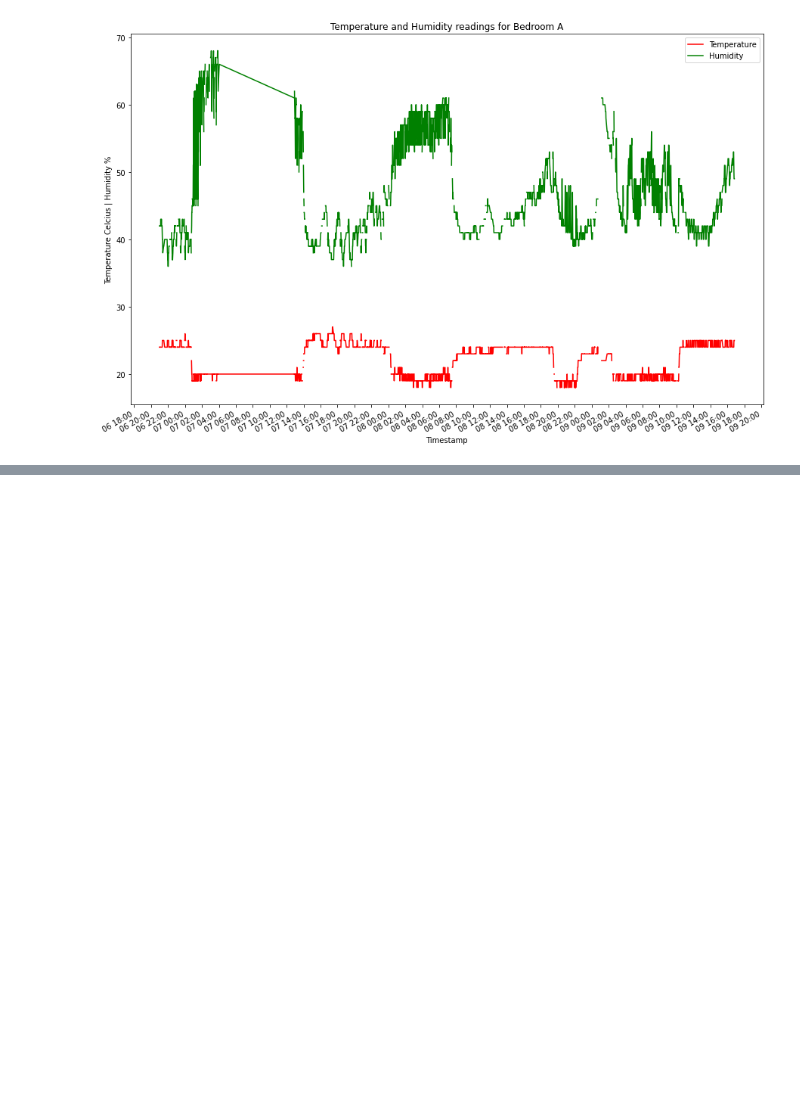
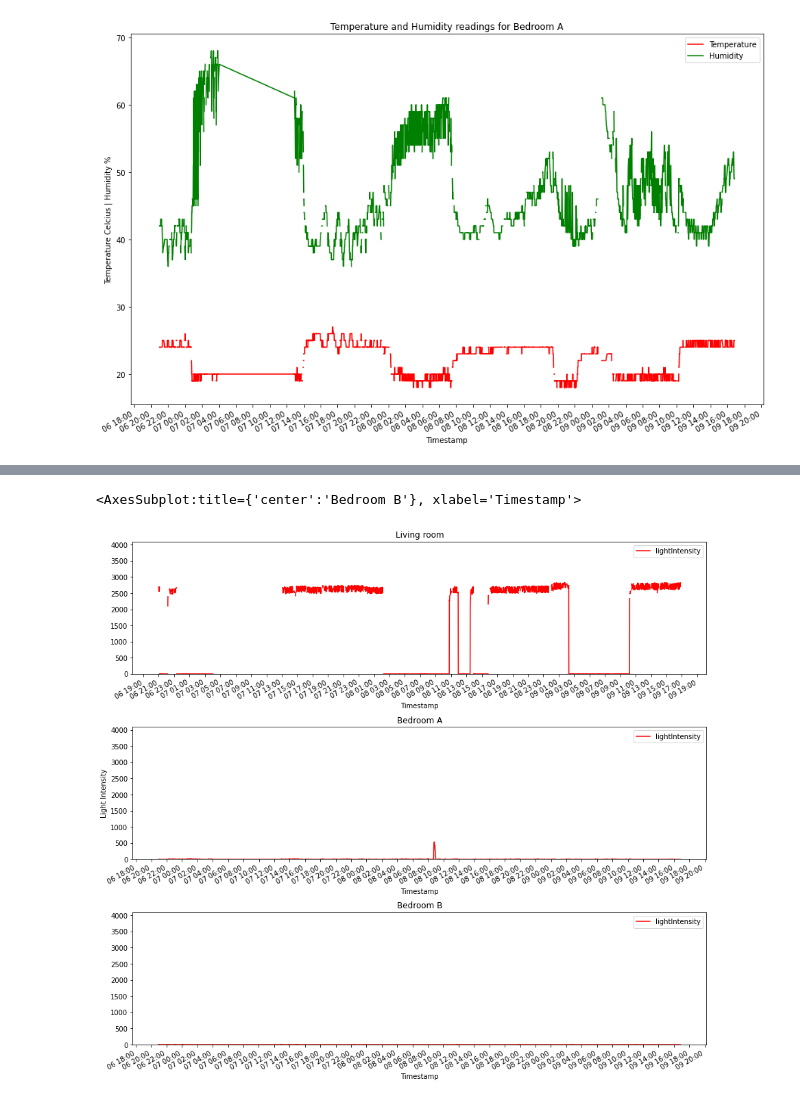
Before and after one commit to salirezav/HomeSense, a Jupyter notebook: representation.ipynb, the cells around one changed output, grey strips where cells are left out. Saved outputs shown, nothing was run; the diff lists cells and outputs as text; code cells hidden in the pictures; blank space fills up the shorter version.

```diff
--- a/representation.ipynb
+++ b/representation.ipynb
@@ -101,0 +179,19 @@ ts.groupby(ts["Timestamp"].dt.hour)["Temperature"].mean().plot(kind='bar', rot=0
+# %%
+fig , axs = plt.subplots(3,1,figsize=(15,15),subplot_kw={'ylim':(0,4096)})
+for ax in axs:
+        ax.xaxis.set_major_formatter(date_form)
+        ax.xaxis.set_major_locator(mdates.HourLocator(interval=2))
+
+axs[0].set(title="Living room")
+axs[1].set(ylabel="Light Intensity",title="Bedroom A")
+axs[2].set(xlabel="Time of day",title="Bedroom B")
+plt.subplots_adjust(hspace=0.4)
+date_form = DateFormatter("%d %H:%M")
+# axs= roomB.plot()
+
+livingRoom.plot(x="Timestamp",y="lightIntensity",color=["red","green"],ax=axs[0])
+roomA.plot(x="Timestamp",y="lightIntensity",color=["red","green"],ax=axs[1])
+roomB.plot(x="Timestamp",y="lightIntensity",color=["red","green"],ax=axs[2])
+# %% [output]
+<AxesSubplot:title={'center':'Bedroom B'}, xlabel='Timestamp'>
+[figure, added]
```
Also changed, not shown: parts of 8 cells of this notebook, 8 other files.
